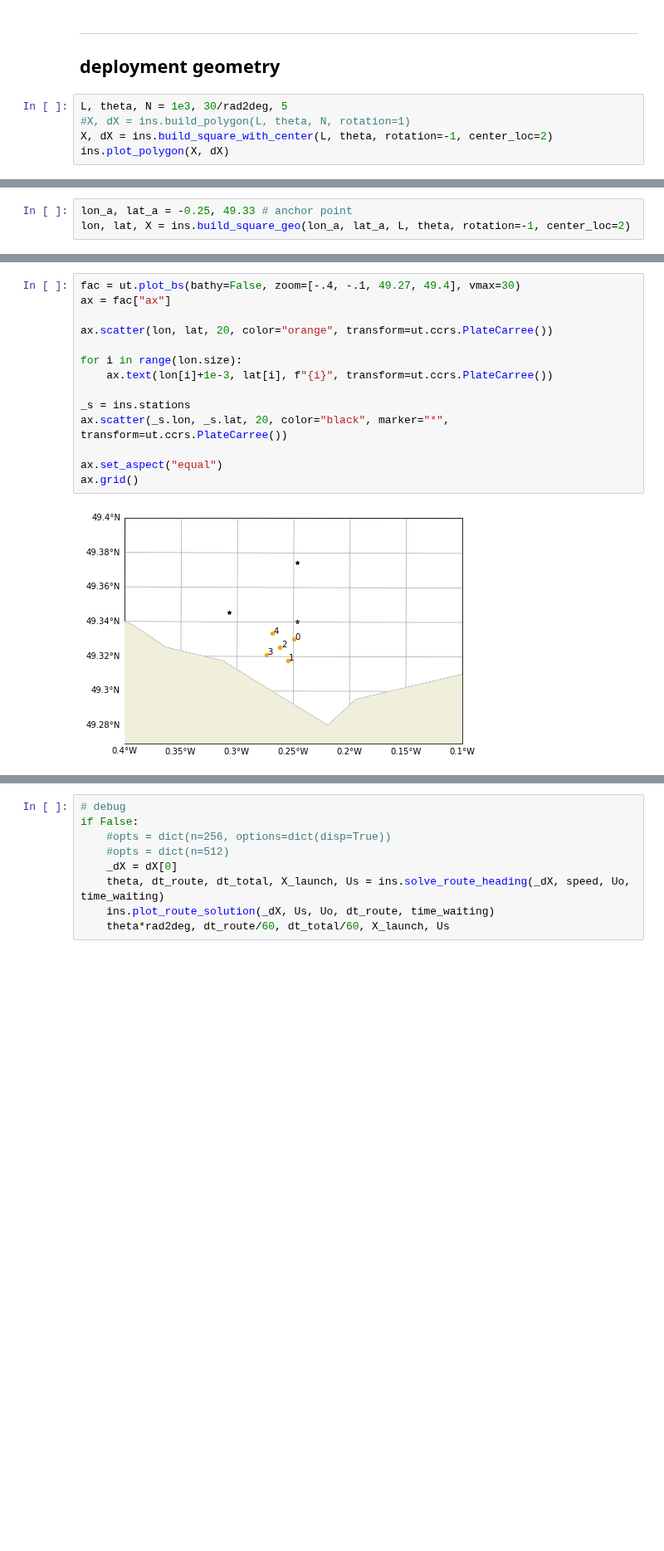
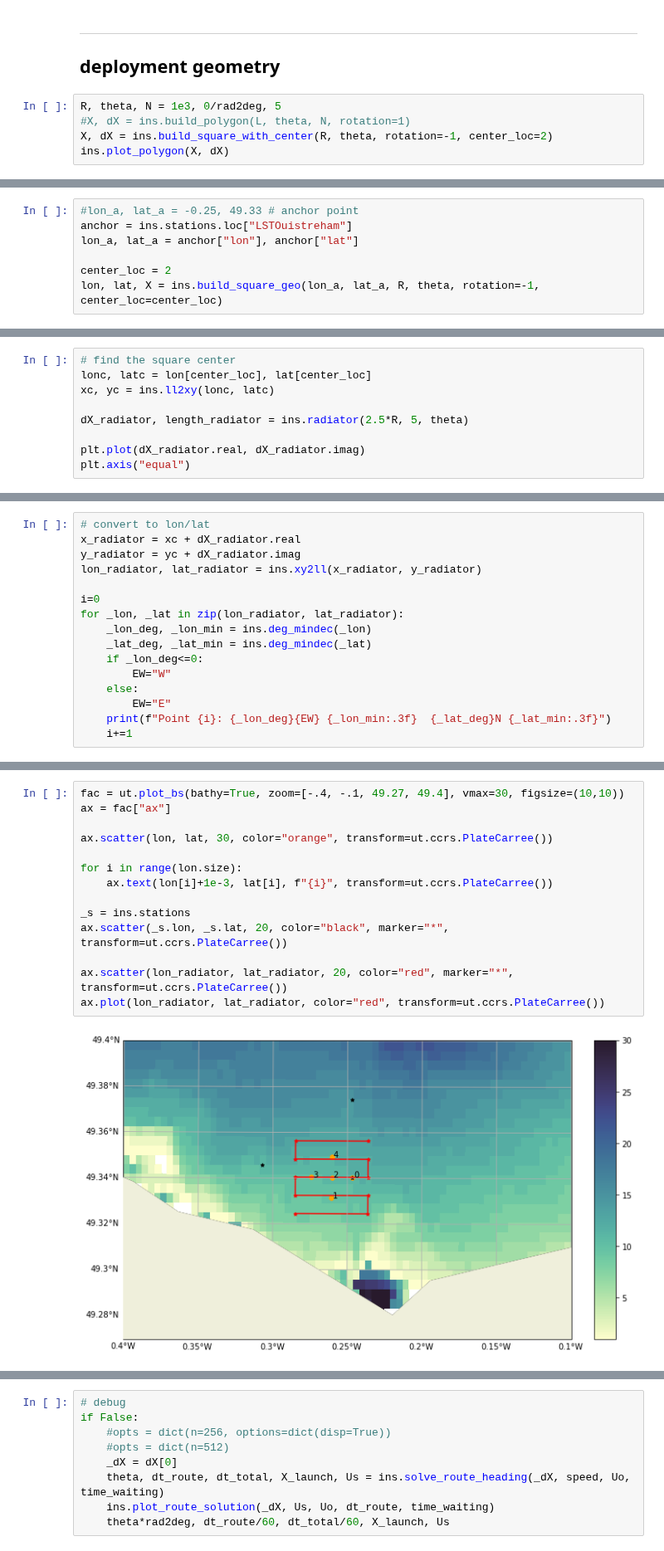
Before and after one commit to apatlpo/taos, a Jupyter notebook: campaign/dev.ipynb, the cells around one changed output, grey strips where cells are left out. Shown at 83% size. Saved outputs shown, nothing was run; the diff lists cells and outputs as text; blank space fills up the shorter version.

```diff
--- a/campaign/dev.ipynb
+++ b/campaign/dev.ipynb
@@ -82,8 +83,8 @@ ins.plot_route_solution(dX, Us, Uo, dt, time_waiting)
 
 ## deployment geometry
 # %%
-L, theta, N = 1e3, 30/rad2deg, 5
+R, theta, N = 1e3, 0/rad2deg, 5
 #X, dX = ins.build_polygon(L, theta, N, rotation=1)
-X, dX = ins.build_square_with_center(L, theta, rotation=-1, center_loc=2)
+X, dX = ins.build_square_with_center(R, theta, rotation=-1, center_loc=2)
 ins.plot_polygon(X, dX)
 # %% [output]
@@ -91,3 +99,7 @@ ins.plot_polygon(X, dX)
 # %%
-lon_a, lat_a = -0.25, 49.33 # anchor point
-lon, lat, X = ins.build_square_geo(lon_a, lat_a, L, theta, rotation=-1, center_loc=2)
+#lon_a, lat_a = -0.25, 49.33 # anchor point
+anchor = ins.stations.loc["LSTOuistreham"]
+lon_a, lat_a = anchor["lon"], anchor["lat"]
+
+center_loc = 2
+lon, lat, X = ins.build_square_geo(lon_a, lat_a, R, theta, rotation=-1, center_loc=center_loc)
@@ -93,0 +108,9 @@ lon, lat, X = ins.build_square_geo(lon_a, lat_a, L, theta, rotation=-1, center_l
+# %%
+# find the square center
+lonc, latc = lon[center_loc], lat[center_loc]
+xc, yc = ins.ll2xy(lonc, latc)
+
+dX_radiator, length_radiator = ins.radiator(2.5*R, 5, theta)
+
+plt.plot(dX_radiator.real, dX_radiator.imag)
+plt.axis("equal")
@@ -93,0 +122,16 @@ lon, lat, X = ins.build_square_geo(lon_a, lat_a, L, theta, rotation=-1, center_l
+# %%
+# convert to lon/lat
+x_radiator = xc + dX_radiator.real
+y_radiator = yc + dX_radiator.imag
+lon_radiator, lat_radiator = ins.xy2ll(x_radiator, y_radiator)
+
+i=0
+for _lon, _lat in zip(lon_radiator, lat_radiator):
+    _lon_deg, _lon_min = ins.deg_mindec(_lon)
+    _lat_deg, _lat_min = ins.deg_mindec(_lat)
+    if _lon_deg<=0:
+        EW="W"
+    else:
+        EW="E"
+    print(f"Point {i}: {_lon_deg}{EW} {_lon_min:.3f}  {_lat_deg}N {_lat_min:.3f}")
+    i+=1
@@ -94,16 +160,16 @@ lon, lat, X = ins.build_square_geo(lon_a, lat_a, L, theta, rotation=-1, center_l
 # %%
-fac = ut.plot_bs(bathy=False, zoom=[-.4, -.1, 49.27, 49.4], vmax=30)
+fac = ut.plot_bs(bathy=True, zoom=[-.4, -.1, 49.27, 49.4], vmax=30, figsize=(10,10))
 ax = fac["ax"]
 
-ax.scatter(lon, lat, 20, color="orange", transform=ut.ccrs.PlateCarree())
+ax.scatter(lon, lat, 30, color="orange", transform=ut.ccrs.PlateCarree())
 
 for i in range(lon.size):
     ax.text(lon[i]+1e-3, lat[i], f"{i}", transform=ut.ccrs.PlateCarree())
 
 _s = ins.stations
 ax.scatter(_s.lon, _s.lat, 20, color="black", marker="*", transform=ut.ccrs.PlateCarree())
 
-ax.set_aspect("equal")
-ax.grid()
+ax.scatter(lon_radiator, lat_radiator, 20, color="red", marker="*", transform=ut.ccrs.PlateCarree())
+ax.plot(lon_radiator, lat_radiator, color="red", transform=ut.ccrs.PlateCarree())
 # %% [output]
-[figure, old version]
+[figure, new version]
```
Also changed, not shown: parts of 16 cells of this notebook, 3 other files.
